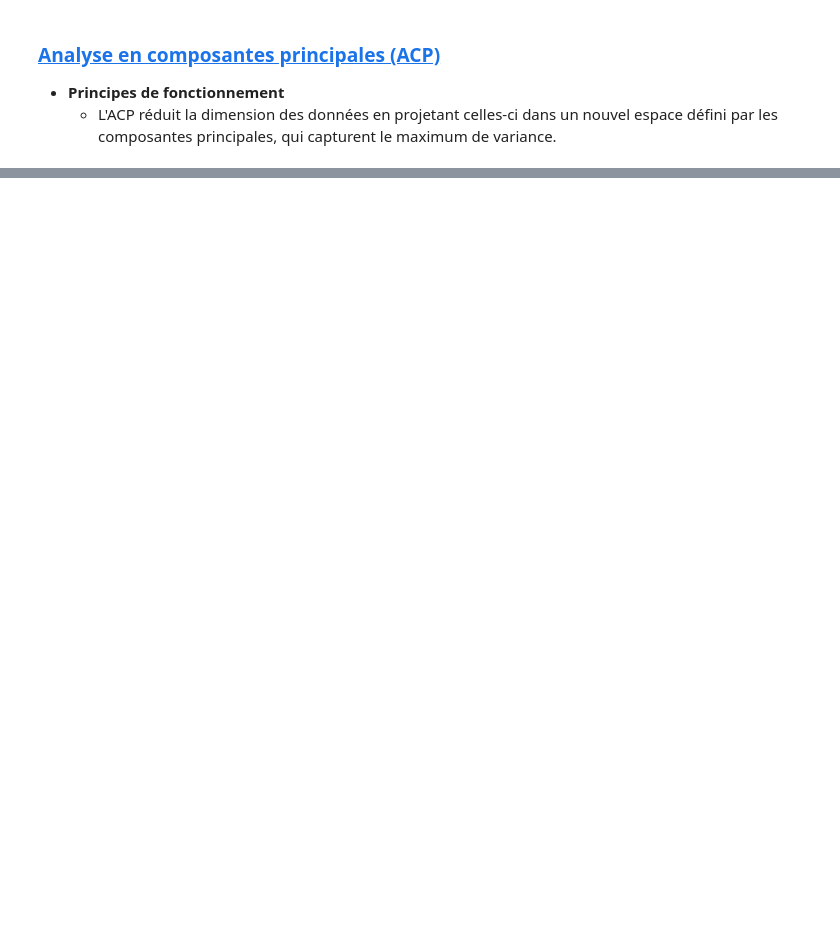
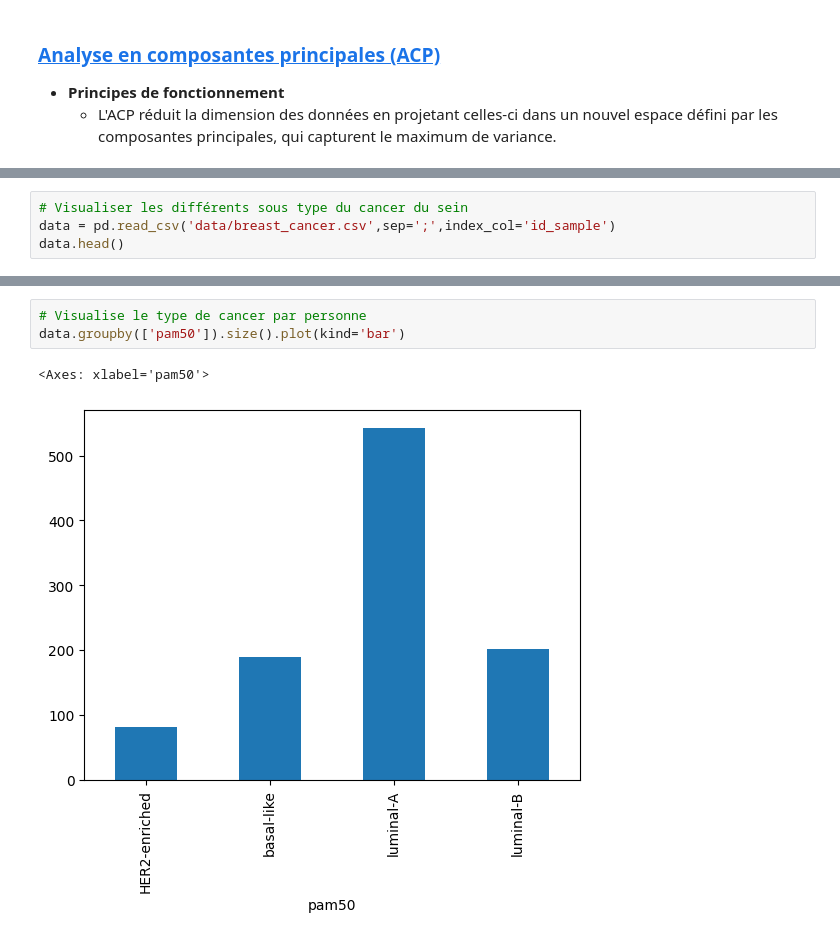
Before and after one commit to MatheoKatbie/ML-Project, a Jupyter notebook: machine-learning.ipynb, the cells around one changed output, grey strips where cells are left out. Drawn from its saved outputs; the diff is of its cells as text; blank space fills up the shorter version.

```diff
--- a/machine-learning.ipynb
+++ b/machine-learning.ipynb
@@ -269,0 +317,4 @@ print(X_train.shape)
+# %%
+# Visualiser les différents sous type du cancer du sein
+data = pd.read_csv('data/breast_cancer.csv',sep=';',index_col='id_sample')
+data.head()
@@ -269,0 +330,6 @@ print(X_train.shape)
+# %%
+# Visualise le type de cancer par personne
+data.groupby(['pam50']).size().plot(kind='bar')
+# %% [output]
+<Axes: xlabel='pam50'>
+[figure, added]
```
Also changed, not shown: parts of 12 cells of this notebook, 2 other files.
